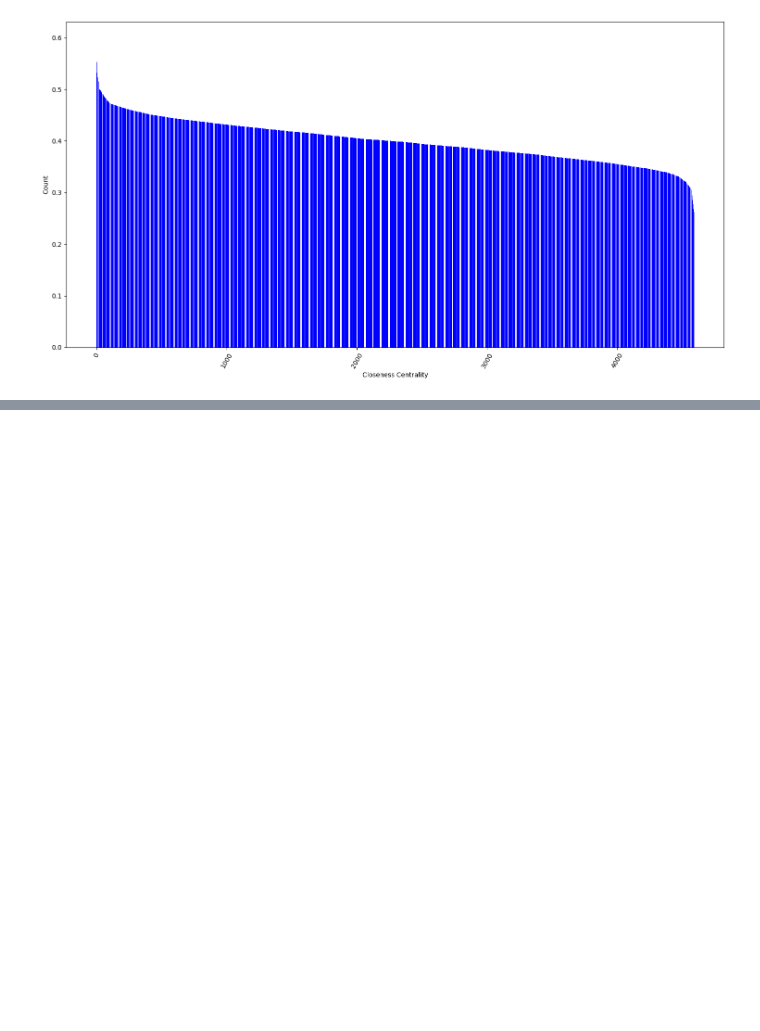
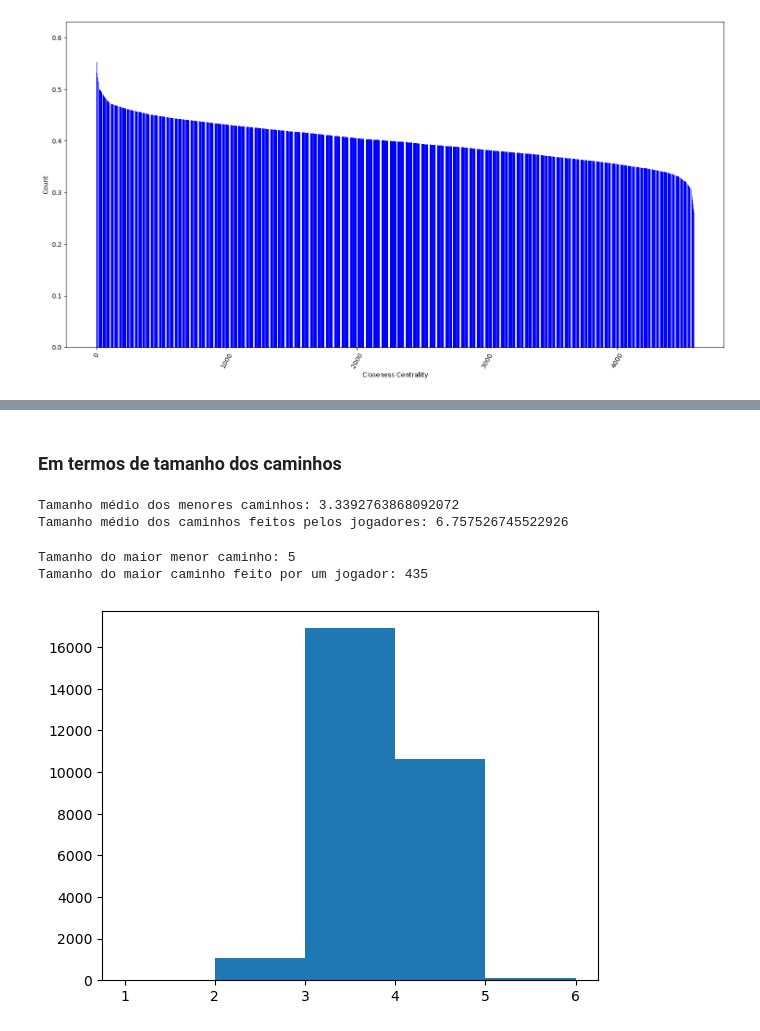
Before and after one commit to igorgonribs/curso-redes-luis, a Jupyter notebook: final_project/Final_work_test_wiki.ipynb, the cells around one changed output, grey strips where cells are left out. Cells and saved outputs as stored; diff of their text form; code cells hidden in the pictures; blank space fills up the shorter version.

Commit message:
analise caminhos merge

```diff
--- a/final_project/Final_work_test_wiki.ipynb
+++ b/final_project/Final_work_test_wiki.ipynb
@@ -342,0 +345,4 @@ print('cliques: ', list_cliques )
+# %%
+## Load players paths dataframe
+df3 = pd.read_csv('./my_data/wiki/paths_finished_unquoted.csv', delimiter=';', header = None)
+df3
@@ -342,0 +363,46 @@ print('cliques: ', list_cliques )
+# %%
+## Get all player paths and all origin/destiny pairs solved by the players
+all_players_paths = [row.split('|') for row in df3[3].tolist()]
+all_players_pairs = set([(row[0], row[len(row)-1]) for row in all_players_paths])
+# %%
+## Get all shortest paths for the origin/destiny pairs solved by the players
+all_shortest_paths_tested = []
+appthcp = all_players_paths.copy()
+apprcp = all_players_pairs.copy()
+
+for pair in all_players_pairs:
+    try:
+        sp = nx.shortest_path(G, source=pair[0], target=pair[1])
+        all_shortest_paths_tested.append(sp)
+    except:
+        apprcp.remove(pair)
+        for p in appthcp:
+            if p[0] == pair[0] and p[len(p)-1] == pair[1]:
+                all_players_paths.remove(p)
+# %% [markdown]
+### Em termos de tamanho dos caminhos
+# %%
+## Mean length of the paths (players and shotests)
+length_shortest_paths = [len(row) for row in all_shortest_paths_tested]
+length_players_paths = [len(row) for row in all_players_paths]
+mean_shortest_paths_length = sum(length_shortest_paths)/len(length_shortest_paths)
+mean_players_paths_length = sum(length_players_paths)/len(length_players_paths)
+
+print(f'Tamanho médio dos menores caminhos: {mean_shortest_paths_length}')
+print(f'Tamanho médio dos caminhos feitos pelos jogadores: {mean_players_paths_length}')
+# %% [output]
+Tamanho médio dos menores caminhos: 3.3392763868092072
+Tamanho médio dos caminhos feitos pelos jogadores: 6.757526745522926
+# %%
+## Size of the longer path (players and shotests)
+print(f'Tamanho do maior menor caminho: {max(length_shortest_paths)}')
+print(f'Tamanho do maior caminho feito por um jogador: {max(length_players_paths)}')
+# %% [output]
+Tamanho do maior menor caminho: 5
+Tamanho do maior caminho feito por um jogador: 435
+# %%
+## Histogram for the length of the shortest paths
+plt.hist(np.array(length_shortest_paths), bins=[1, 2, 3, 4, 5, 6])
+plt.show()
+# %% [output]
+[figure, added]
```
Also changed, not shown: parts of 14 cells of this notebook, 4 other files.
